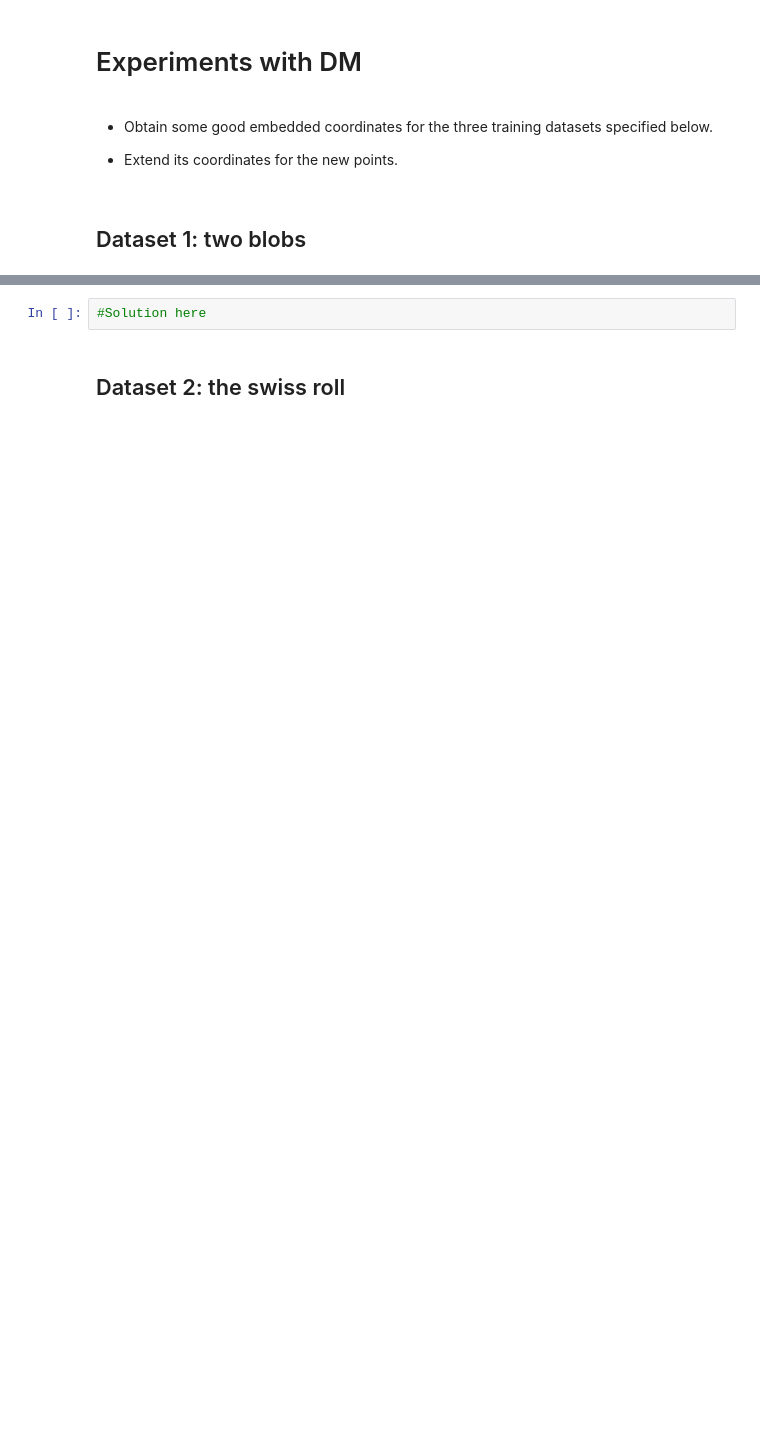
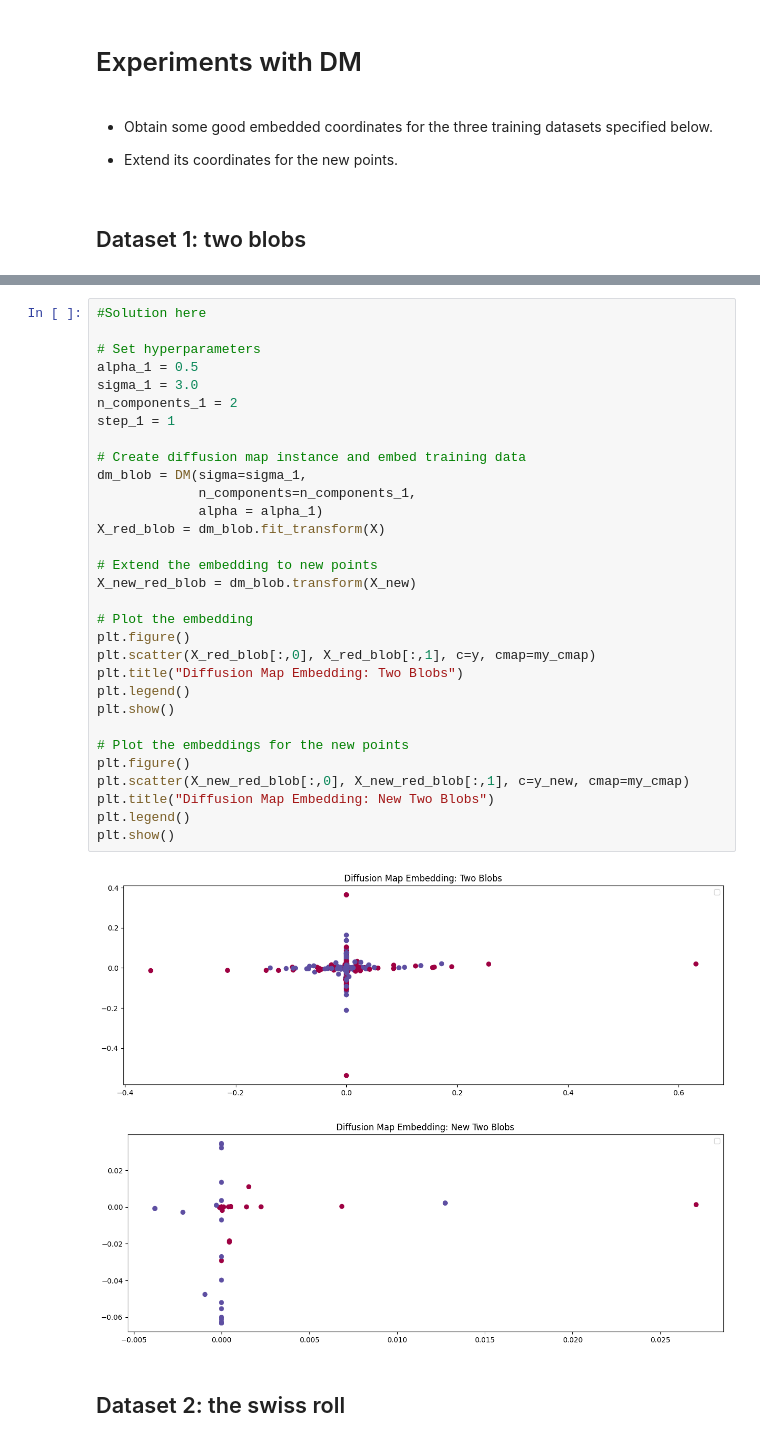
Before and after one commit to InigoMartinezCiriza/MF, a Jupyter notebook: P3/HW_03_MF_2025.ipynb, the cells around one changed output, grey strips where cells are left out. Cells and saved outputs as stored; diff of their text form; blank space fills up the shorter version.

```diff
--- a/P3/HW_03_MF_2025.ipynb
+++ b/P3/HW_03_MF_2025.ipynb
@@ -168,5 +230,37 @@ X_new, y_new = make_blobs(n_samples=N_new, n_features=50, centers=2,
-# %%
-#Solution here
+# %%
+#Solution here
+
+# Set hyperparameters
+alpha_1 = 0.5
+sigma_1 = 3.0
+n_components_1 = 2
+step_1 = 1
+
+# Create diffusion map instance and embed training data
+dm_blob = DM(sigma=sigma_1,
+             n_components=n_components_1,
+             alpha = alpha_1)
+X_red_blob = dm_blob.fit_transform(X)
+
+# Extend the embedding to new points
+X_new_red_blob = dm_blob.transform(X_new)
+
+# Plot the embedding
+plt.figure()
+plt.scatter(X_red_blob[:,0], X_red_blob[:,1], c=y, cmap=my_cmap)
+plt.title("Diffusion Map Embedding: Two Blobs")
+plt.legend()
+plt.show()
+
+# Plot the embeddings for the new points
+plt.figure()
+plt.scatter(X_new_red_blob[:,0], X_new_red_blob[:,1], c=y_new, cmap=my_cmap)
+plt.title("Diffusion Map Embedding: New Two Blobs")
+plt.legend()
+plt.show()
+# %% [output]
+[figure, added]
+[figure, added]
 # %% [markdown]
 ## Dataset 2: the swiss roll
 # %%
```
Also changed, not shown: parts of 9 cells of this notebook.
